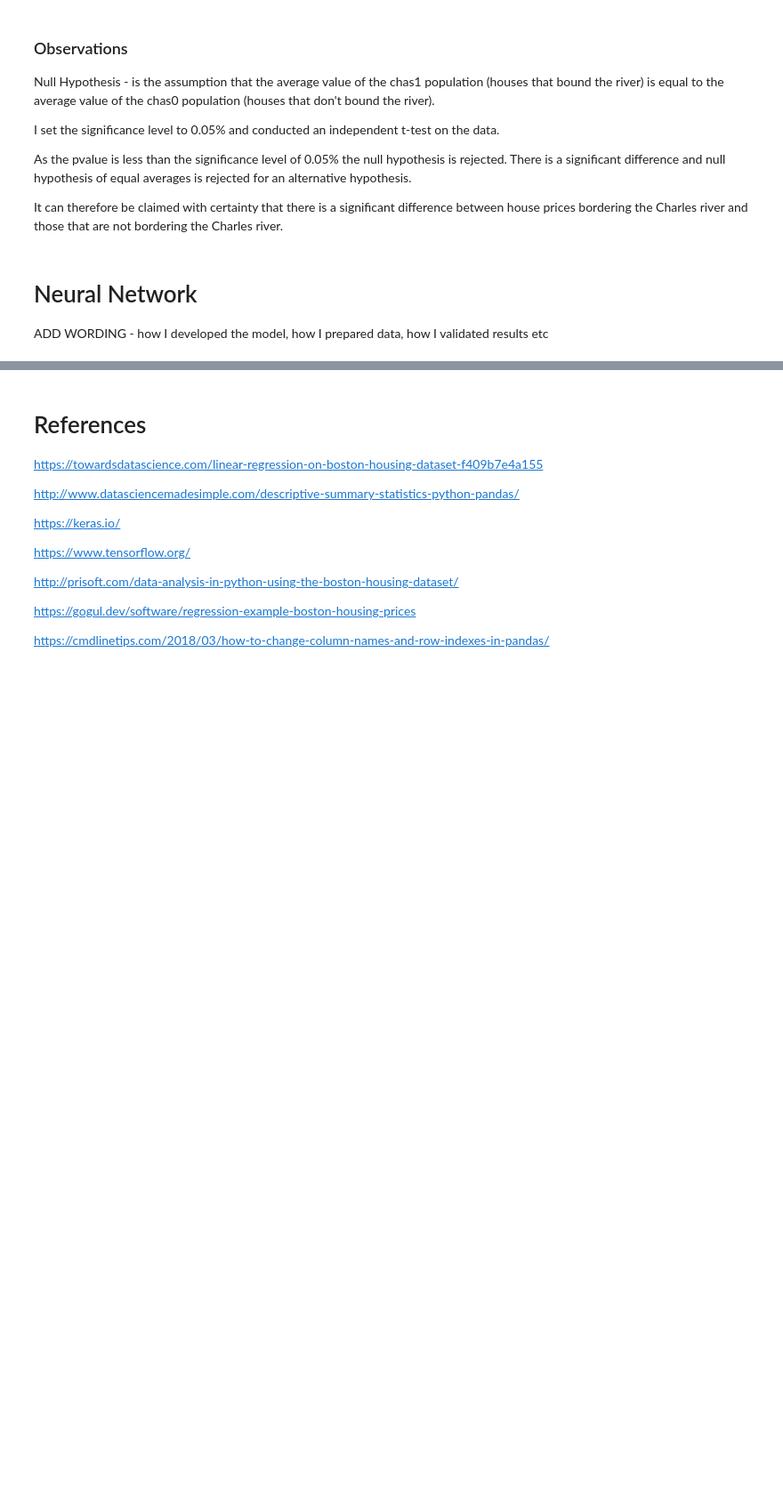
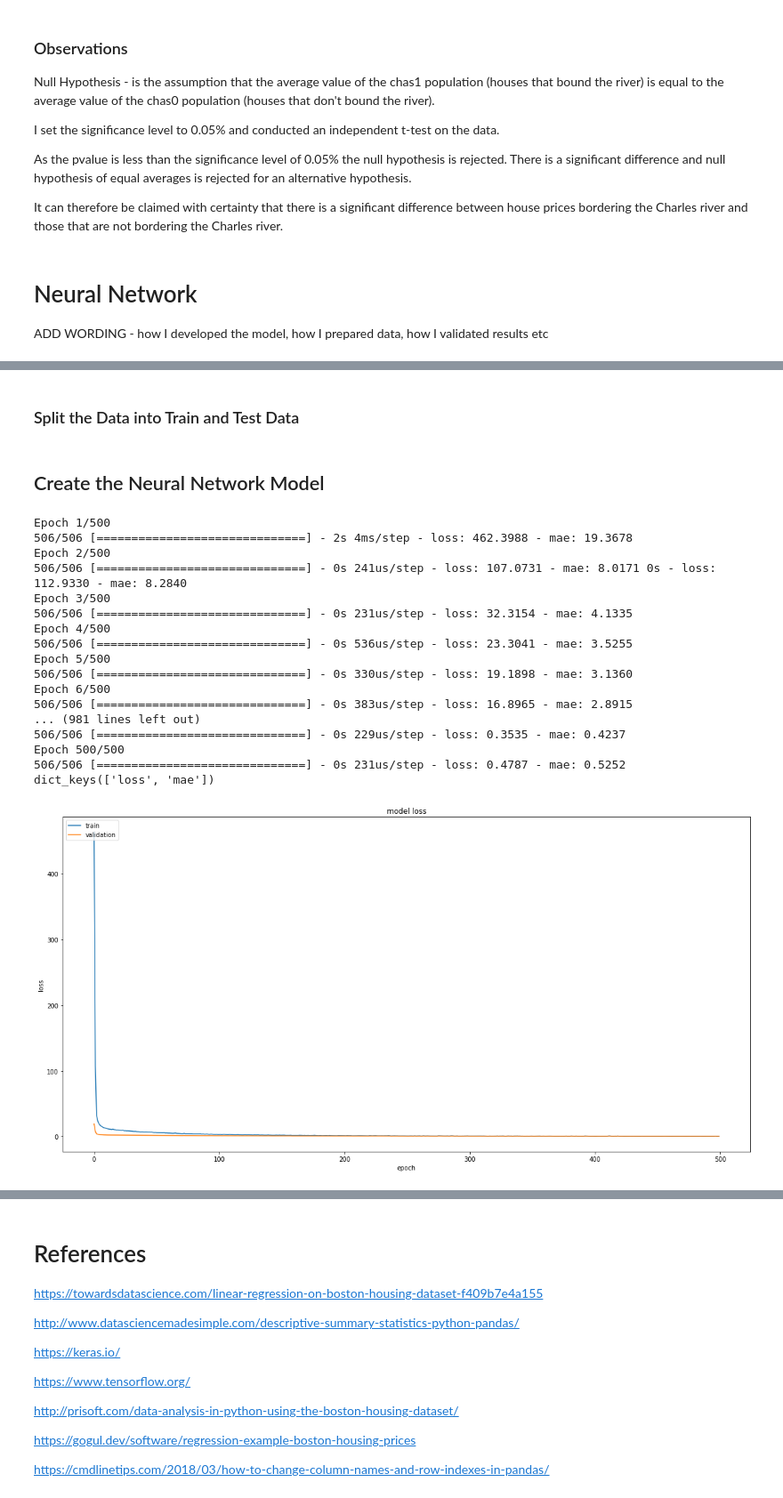
Before and after one commit to beccycole/machine-learning-assessment, a Jupyter notebook: Boston Housing Dataset.ipynb, the cells around one changed output, grey strips where cells are left out. Shown at 89% size. Drawn from its saved outputs; the diff is of its cells as text; code cells hidden in the pictures; blank space fills up the shorter version.

Commit message:
Improved performance of neural network

```diff
--- a/Boston Housing Dataset.ipynb
+++ b/Boston Housing Dataset.ipynb
@@ -398,0 +480,4 @@ inputs_scale.mean().round(2)
+# %%
+scaler = pre.StandardScaler()
+scaler.fit(inputs)
+scaler.mean_, scaler.scale_
@@ -398,0 +493,4 @@ inputs_scale.mean().round(2)
+# %%
+# this allows us to transform any new values that are added to the dataset
+inputs_scale = pd.DataFrame(scaler.transform(inputs), columns=inputs.columns)
+inputs_scale
@@ -398,0 +511,2 @@ inputs_scale.mean().round(2)
+# %% [markdown]
+### Split the Data into Train and Test Data
@@ -399,20 +515,54 @@ inputs_scale.mean().round(2)
+# %% [markdown]
+## Create the Neural Network Model
 # %%
 # import keras
 import keras as kr
 
 # Create a new neural network
 m = kr.models.Sequential()
 
-# Add neurons
+# Add a hidden layer with 128 neurons and an input layer with 13
 m.add(kr.layers.Dense(128, input_dim=13, activation="relu"))
+# Add a hidden layer with 64 neurons
 m.add(kr.layers.Dense(64, activation="relu"))
-m.add(kr.layers.Dense(1))
+# Add a one neuron output layer
+m.add(kr.layers.Dense(1, activation="linear"))
 
-# Compile the model.
+# Compile the model
 m.compile(loss="mean_squared_error", optimizer="adam", metrics=['mae'])
 
-# Train the model.
-m.fit(inputs_scale, output, epochs=80, batch_size=10)
+# Train the model
+#history = m.fit(inputs_scale_train, output_train, epochs=500, batch_size=10)
+history = m.fit(inputs_scale, output, epochs=500, batch_size=10)
+
+print(history.history.keys())
+# "Loss"
+plt.plot(history.history['loss'])
+plt.plot(history.history['mae'])
+plt.title('model loss')
+plt.ylabel('loss')
+plt.xlabel('epoch')
+plt.legend(['train', 'validation'], loc='upper left')
+plt.show()
+# %% [output]
+Epoch 1/500
+506/506 [==============================] - 2s 4ms/step - loss: 462.3988 - mae: 19.3678
+Epoch 2/500
+506/506 [==============================] - 0s 241us/step - loss: 107.0731 - mae: 8.0171 0s - loss: 112.9330 - mae: 8.2840
+Epoch 3/500
+506/506 [==============================] - 0s 231us/step - loss: 32.3154 - mae: 4.1335
+Epoch 4/500
+506/506 [==============================] - 0s 536us/step - loss: 23.3041 - mae: 3.5255
+Epoch 5/500
+506/506 [==============================] - 0s 330us/step - loss: 19.1898 - mae: 3.1360
+Epoch 6/500
+506/506 [==============================] - 0s 383us/step - loss: 16.8965 - mae: 2.8915
+... (981 lines left out)
+506/506 [==============================] - 0s 229us/step - loss: 0.3535 - mae: 0.4237
+Epoch 500/500
+506/506 [==============================] - 0s 231us/step - loss: 0.4787 - mae: 0.5252
+dict_keys(['loss', 'mae'])
+[figure, added]
 # %%
 # predicted outputs of neural network
 np.round(m.predict(inputs_scale).T)
```
Also changed, not shown: parts of 29 cells of this notebook.
